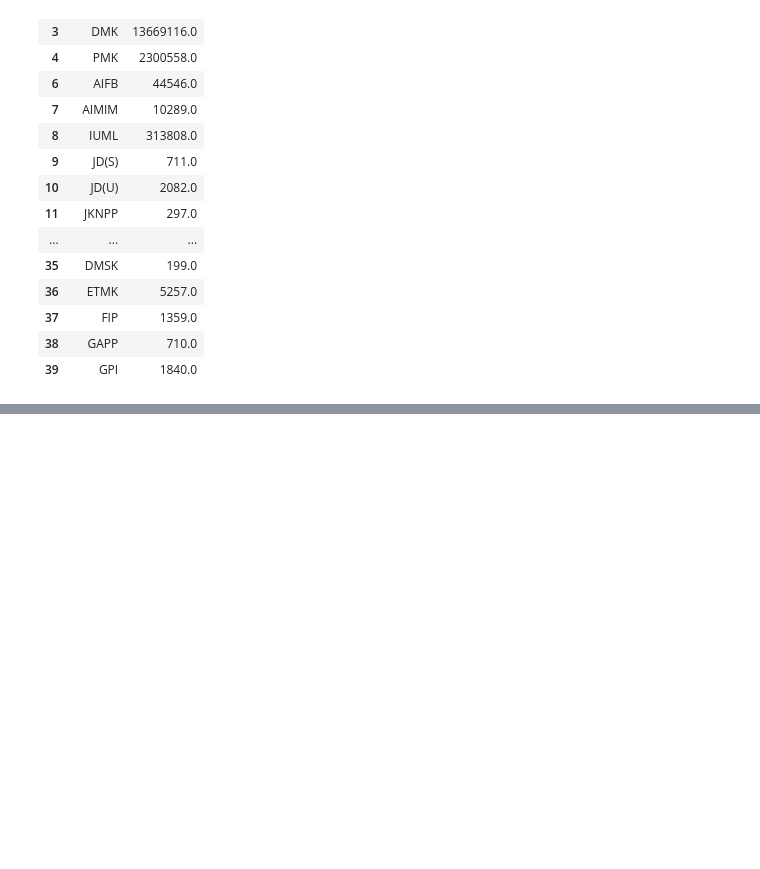
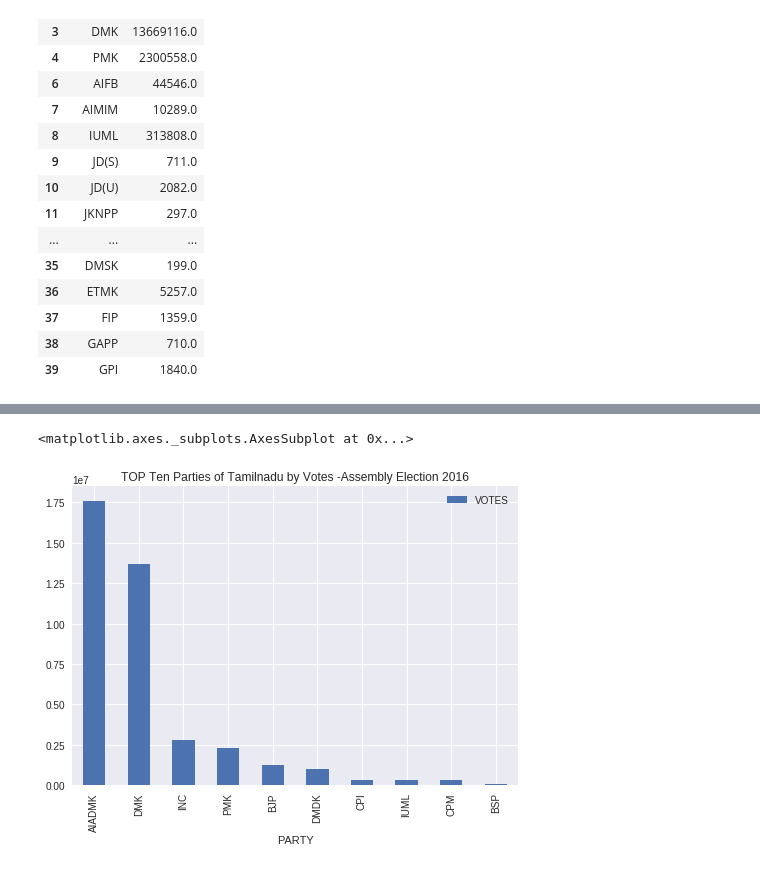
Before and after one commit to sathishsivam/Java_conventional, a Jupyter notebook: tnelectionalliences.ipynb, the cells around one changed output, grey strips where cells are left out. Cells and saved outputs as stored; diff of their text form; code cells hidden in the pictures; blank space fills up the shorter version.

```diff
--- a/tnelectionalliences.ipynb
+++ b/tnelectionalliences.ipynb
@@ -81,0 +117,2 @@ plt.bar(votes_individual['PARTY'],votes_individual['VOTES'])
+# %%
+top_ten=votes_individual.sort_values("VOTES",ascending=False).head(10)
@@ -81,0 +133,5 @@ plt.bar(votes_individual['PARTY'],votes_individual['VOTES'])
+# %%
+top_ten.plot.bar(top_ten['PARTY'],title="TOP Ten Parties of Tamilnadu by Votes -Assembly Election 2016")
+# %% [output]
+<matplotlib.axes._subplots.AxesSubplot at 0x...>
+[figure, added]
```
Also changed, not shown: parts of 7 cells of this notebook.
